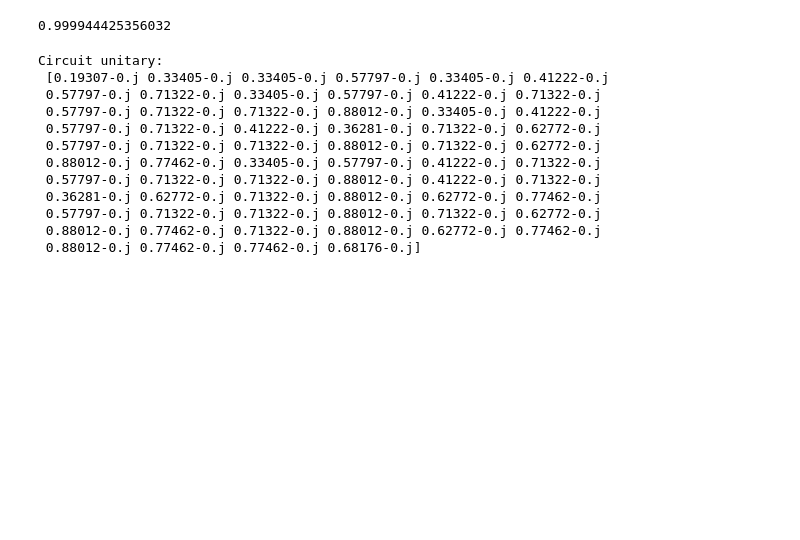
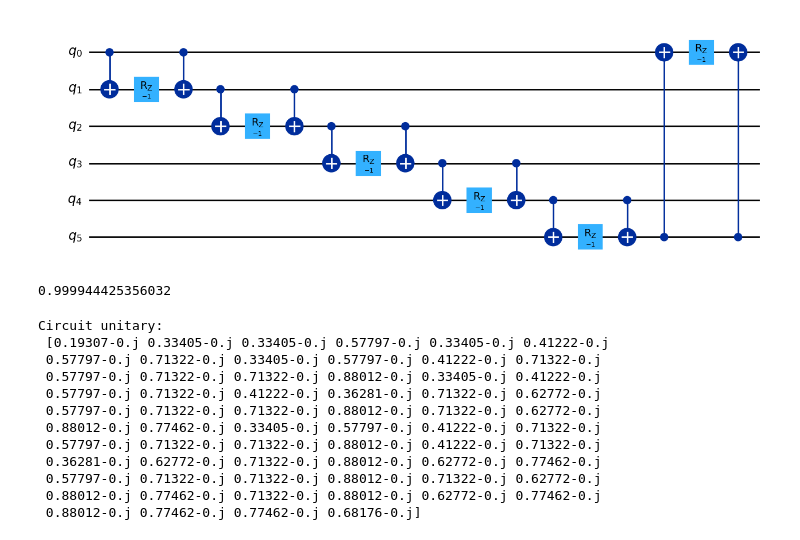
Before and after one commit to zhiyaol/string-breaking, a Jupyter notebook: test.ipynb, the cells around one changed output. Cells and saved outputs as stored; diff of their text form; code cells hidden in the pictures; blank space fills up the shorter version.

```diff
--- a/test.ipynb
+++ b/test.ipynb
@@ -1,3 +9,8 @@
+# %%
+HM_cir = exp_hm(1)
+HM_cir.draw('mpl')
+# %% [output]
+[figure, added]
 # %%
 vac_cir = true_vac(angles_from_vqe)
 result_state = Statevector.from_int(0, 2**nQ)
```
Also changed, not shown: parts of 9 cells of this notebook, 2 other files.
